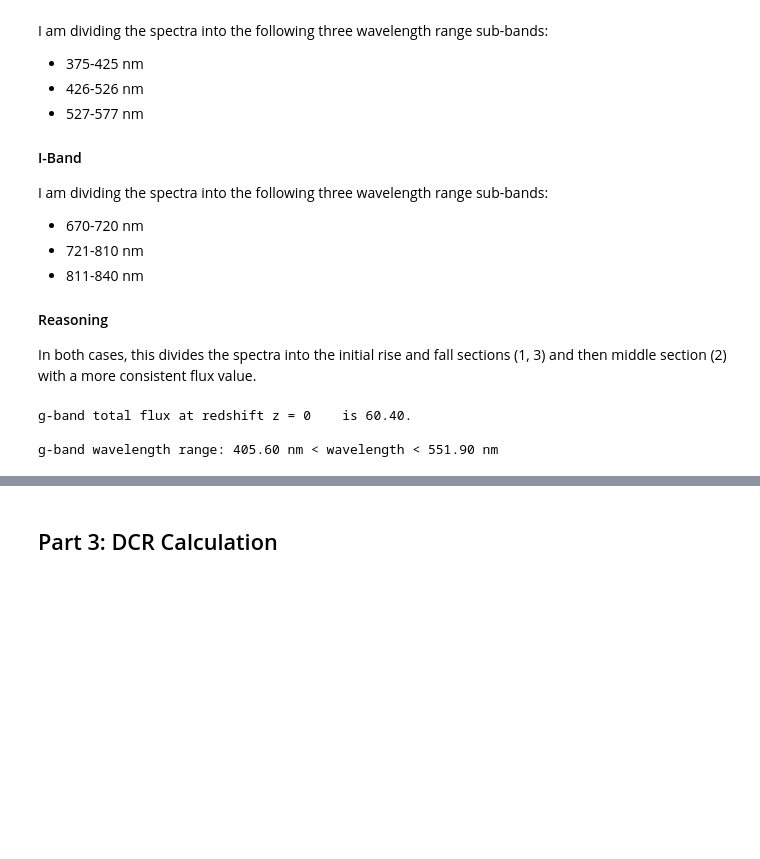
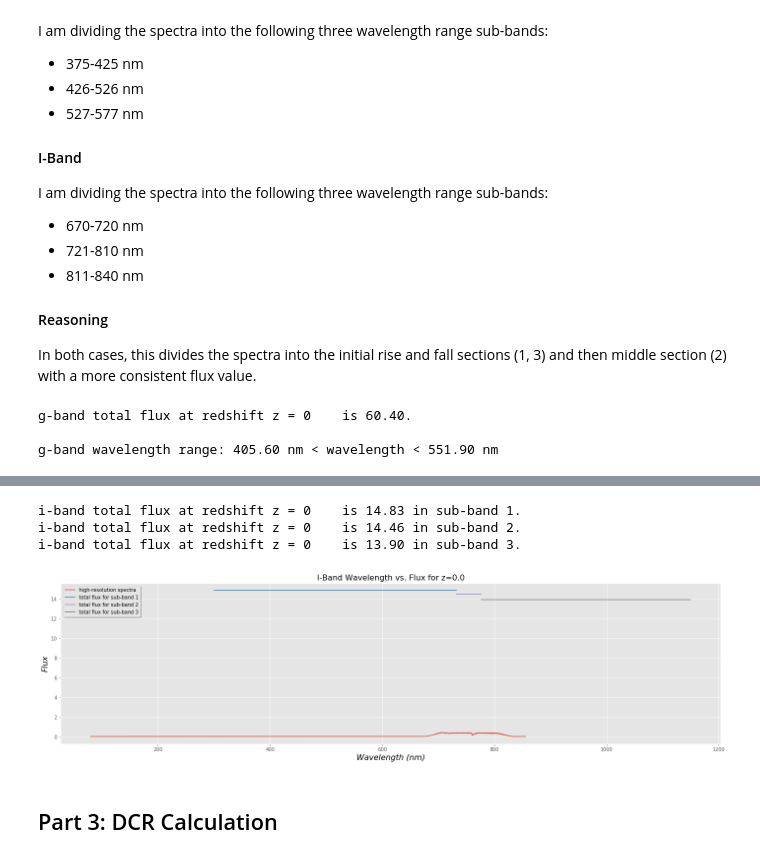
Before and after one commit to abudlong/Astro499, a Jupyter notebook: A499_Winter22_Assignment1.ipynb, the cells around one changed output, grey strips where cells are left out. Saved outputs shown, nothing was run; the diff lists cells and outputs as text; code cells hidden in the pictures; blank space fills up the shorter version.

```diff
--- a/A499_Winter22_Assignment1.ipynb
+++ b/A499_Winter22_Assignment1.ipynb
@@ -441,43 +460,44 @@ ax.legend(loc = 0, shadow = True);
 # %%
 # I-Band
 
-iSubband1 = np.linspace(670, 720, 50) * u.nm
-iSubband2 = np.linspace(721, 810, 89) * u.nm
-iSubband3 = np.linspace(811, 840, 29) * u.nm
-
 # Total expected flux within sub-band
 for z in [0]:
-    iflux1 = calculatedflux(wavelength_nm, np.array(relative_fluxdensity), iband_wavelength, iband_throughput, band = 'i', redshift = z, wavelength_min = 670 * u.nm, wavelength_max = 720 * u.nm)
+    iflux1 = calculatedflux(wavelength_nm, np.array(relative_fluxdensity), iband_wavelength, iband_throughput, band = 'i', redshift = z, wavelength_min = iband_wavelength[0] * u.nm, wavelength_max = iband_wavelength[4327] * u.nm)
     print(f'i-band total flux at redshift z = {z:<4} is {iflux1:.2f} in sub-band 1.')
 
 for z in [0]:
-    iflux2 = calculatedflux(wavelength_nm, np.array(relative_fluxdensity), iband_wavelength, iband_throughput, band = 'i', redshift = z, wavelength_min = 721 * u.nm, wavelength_max = 810 * u.nm)
+    iflux2 = calculatedflux(wavelength_nm, np.array(relative_fluxdensity), iband_wavelength, iband_throughput, band = 'i', redshift = z, wavelength_min = iband_wavelength[4327] * u.nm, wavelength_max = iband_wavelength[4764] * u.nm)
     print(f'i-band total flux at redshift z = {z:<4} is {iflux2:.2f} in sub-band 2.')
 
 for z in [0]:
-    iflux3 = calculatedflux(wavelength_nm, np.array(relative_fluxdensity), iband_wavelength, iband_throughput, band = 'i', redshift = z, wavelength_min = 811 * u.nm, wavelength_max = 840 * u.nm)
+    iflux3 = calculatedflux(wavelength_nm, np.array(relative_fluxdensity), iband_wavelength, iband_throughput, band = 'i', redshift = z, wavelength_min = iband_wavelength[4764] * u.nm, wavelength_max = iband_wavelength[8500] * u.nm)
     print(f'i-band total flux at redshift z = {z:<4} is {iflux3:.2f} in sub-band 3.')
-
-
-# Plot of expected flux over high-resolution spectra
-
-# Redshift of z = 0.0
-fig, ax = plt.subplots(1,1, figsize = (24,6))
-
-# High-resolution spectra
-interpolate = np.interp(wavelength_nm, iband_wavelength[0:7755], iband_throughput[0:7755])
-ax.plot(wavelength_nm, relative_fluxdensity * interpolate, label = 'high-resolution spectra');
-ax.set_xlabel('Wavelength (nm)', fontstyle = 'italic', color = 'k', fontsize = 16)
-ax.set_ylabel('Flux', fontstyle = 'italic', color = 'k', fontsize = 16)
-ax.set_title('I-Band Wavelength vs. Flux for z=0.0', color = 'k', fontsize = 16)
-
-# Plot of total flux in sub-bands
-ax.plot(iSubband1, [iflux1] * 50, label = 'total flux for sub-band 1')
-ax.plot(iSubband2, [iflux2] * 89, label = 'total flux for sub-band 2')
-ax.plot(iSubband3, [iflux3] * 29, label = 'total flux for sub-band 3')
-
-ax.set_xlim(670, 840);
-ax.legend(loc = 0, shadow = True);
+# %% [output]
+i-band total flux at redshift z = 0    is 14.83 in sub-band 1.
+i-band total flux at redshift z = 0    is 14.46 in sub-band 2.
+i-band total flux at redshift z = 0    is 13.90 in sub-band 3.
+# %%
+# Plot of expected flux over high-resolution spectra
+
+# Redshift of z = 0.0
+fig, ax = plt.subplots(1,1, figsize = (24,6))
+
+# High-resolution spectra
+interpolate = np.interp(wavelength_nm, iband_wavelength[0:7755], iband_throughput[0:7755])
+ax.plot(wavelength_nm, relative_fluxdensity * interpolate, label = 'high-resolution spectra');
+ax.set_xlabel('Wavelength (nm)', fontstyle = 'italic', color = 'k', fontsize = 16)
+ax.set_ylabel('Flux', fontstyle = 'italic', color = 'k', fontsize = 16)
+ax.set_title('I-Band Wavelength vs. Flux for z=0.0', color = 'k', fontsize = 16)
+
+# Plot of total flux in sub-bands
+ax.plot(i_subband1, [iflux1] * int(is1_length), label = 'total flux for sub-band 1')
+ax.plot(i_subband2, [iflux2] * int(is2_length), label = 'total flux for sub-band 2')
+ax.plot(i_subband3, [iflux3] * int(is3_length), label = 'total flux for sub-band 3')
+
+#ax.set_xlim(670, 840);
+ax.legend(loc = 0, shadow = True);
+# %% [output]
+[figure, added]
 # %% [markdown]
 ## Part 3: DCR Calculation
 # %% [markdown]
```
Also changed, not shown: parts of 15 cells of this notebook.
